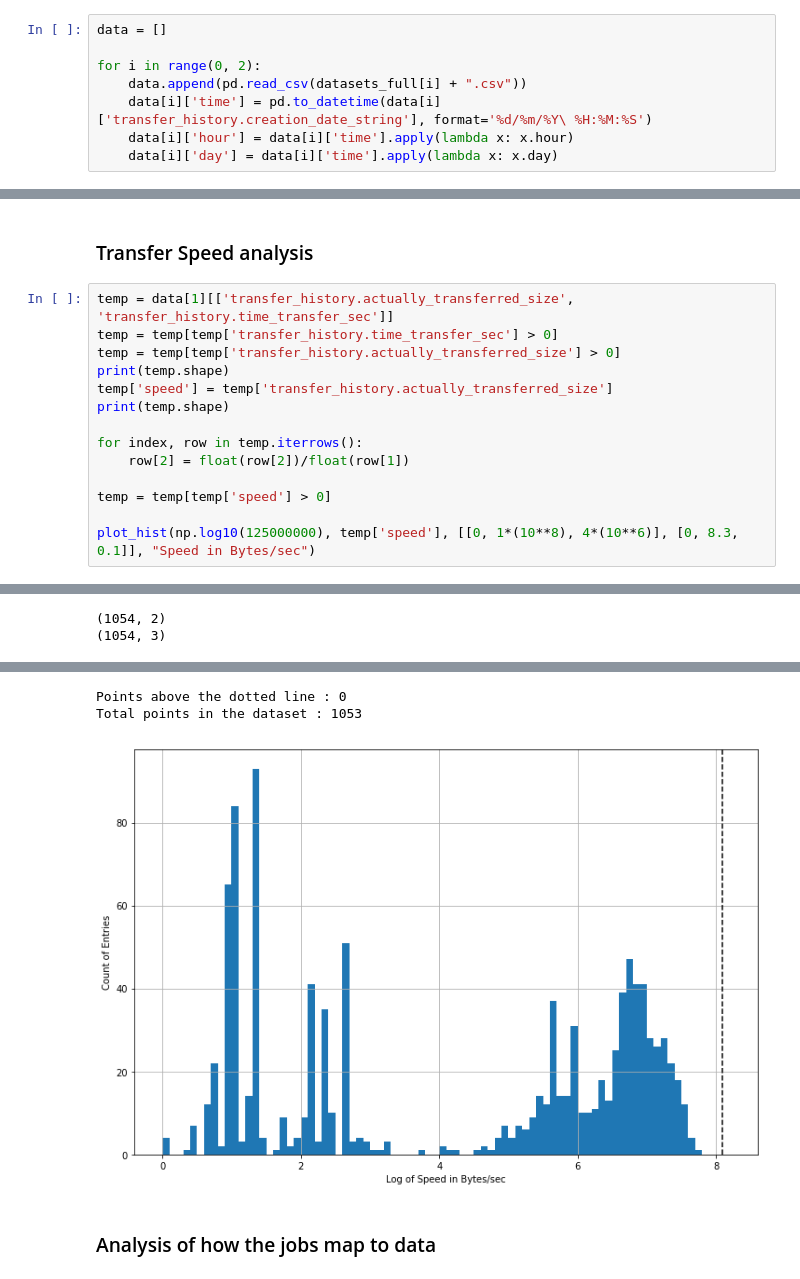
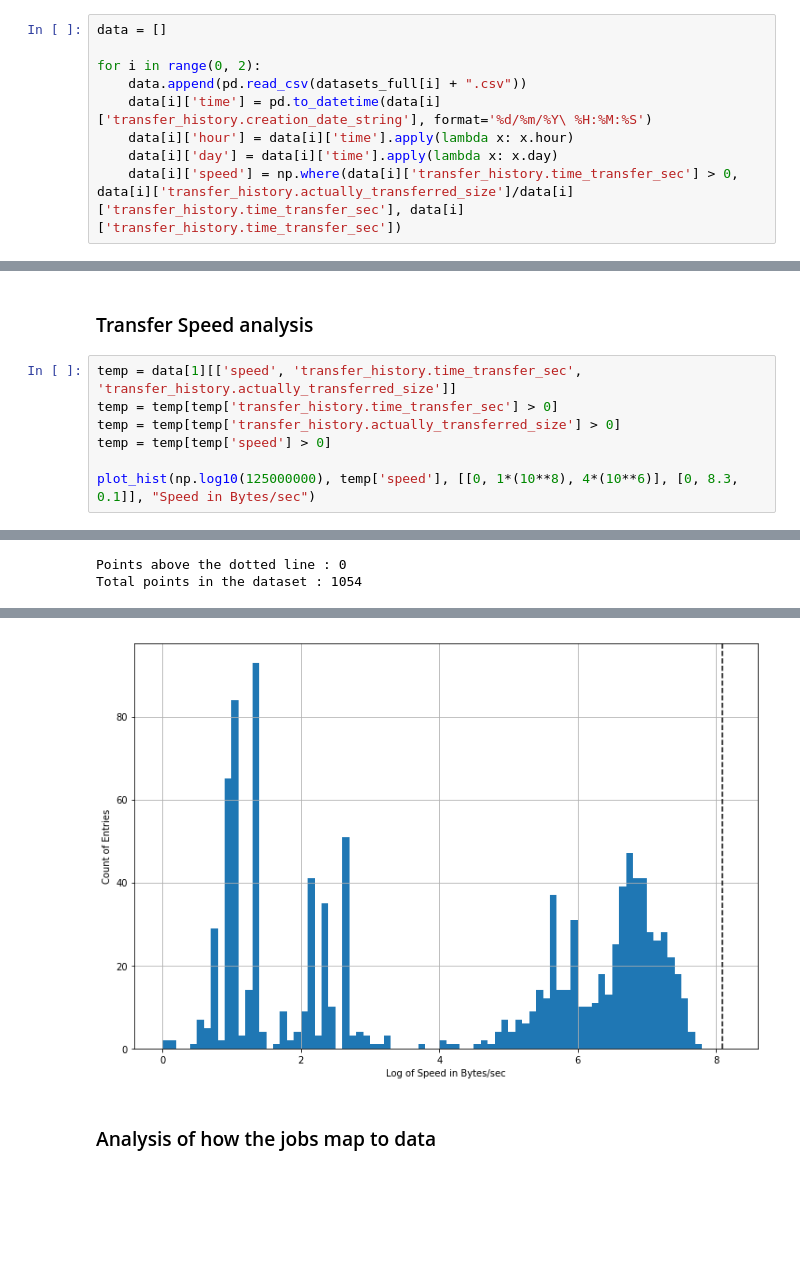
Before and after one commit to AdwaitB/greco-notes, a Jupyter notebook: infra/Analysis_full.ipynb, the cells around one changed output, grey strips where cells are left out. Drawn from its saved outputs; the diff is of its cells as text; blank space fills up the shorter version.

```diff
--- a/infra/Analysis_full.ipynb
+++ b/infra/Analysis_full.ipynb
@@ -49,6 +49,7 @@ for i in range(0, 2):
     data[i]['time'] = pd.to_datetime(data[i]['transfer_history.creation_date_string'], format='%d/%m/%Y\ %H:%M:%S')
     data[i]['hour'] = data[i]['time'].apply(lambda x: x.hour)
     data[i]['day'] = data[i]['time'].apply(lambda x: x.day)
+    data[i]['speed'] = np.where(data[i]['transfer_history.time_transfer_sec'] > 0, data[i]['transfer_history.actually_transferred_size']/data[i]['transfer_history.time_transfer_sec'], data[i]['transfer_history.time_transfer_sec'])
 # %%
 print("Size of dataset : " + str(data[1].shape))
 print("Unique Jobs : " + str(len(data[1]['transfer_history.task'].unique().tolist())))
@@ -336,16 +337,9 @@ The distribution of this looks the same as from the CSV file, but still this doe
 # %% [markdown]
 ### Transfer Speed analysis
 # %%
-temp = data[1][['transfer_history.actually_transferred_size', 'transfer_history.time_transfer_sec']]
+temp = data[1][['speed', 'transfer_history.time_transfer_sec', 'transfer_history.actually_transferred_size']]
 temp = temp[temp['transfer_history.time_transfer_sec'] > 0]
 temp = temp[temp['transfer_history.actually_transferred_size'] > 0]
-print(temp.shape)
-temp['speed'] = temp['transfer_history.actually_transferred_size']
-print(temp.shape)
-
-for index, row in temp.iterrows():
-    row[2] = float(row[2])/float(row[1])
-
 temp = temp[temp['speed'] > 0]
 
 plot_hist(np.log10(125000000), temp['speed'], [[0, 1*(10**8), 4*(10**6)], [0, 8.3, 0.1]], "Speed in Bytes/sec")
@@ -353,2 +348,2 @@ plot_hist(np.log10(125000000), temp['speed'], [[0, 1*(10**8), 4*(10**6)], [0, 8.
-(1054, 2)
-(1054, 3)
+Points above the dotted line : 0
+Total points in the dataset : 1054
@@ -356,6 +350,4 @@ plot_hist(np.log10(125000000), temp['speed'], [[0, 1*(10**8), 4*(10**6)], [0, 8.
-Points above the dotted line : 0
-Total points in the dataset : 1053
-[figure, old version]
+[figure, new version]
 # %% [markdown]
 ### Analysis of how the jobs map to data
 # %%
```
Also changed, not shown: parts of 9 cells of this notebook, 1 other file.
